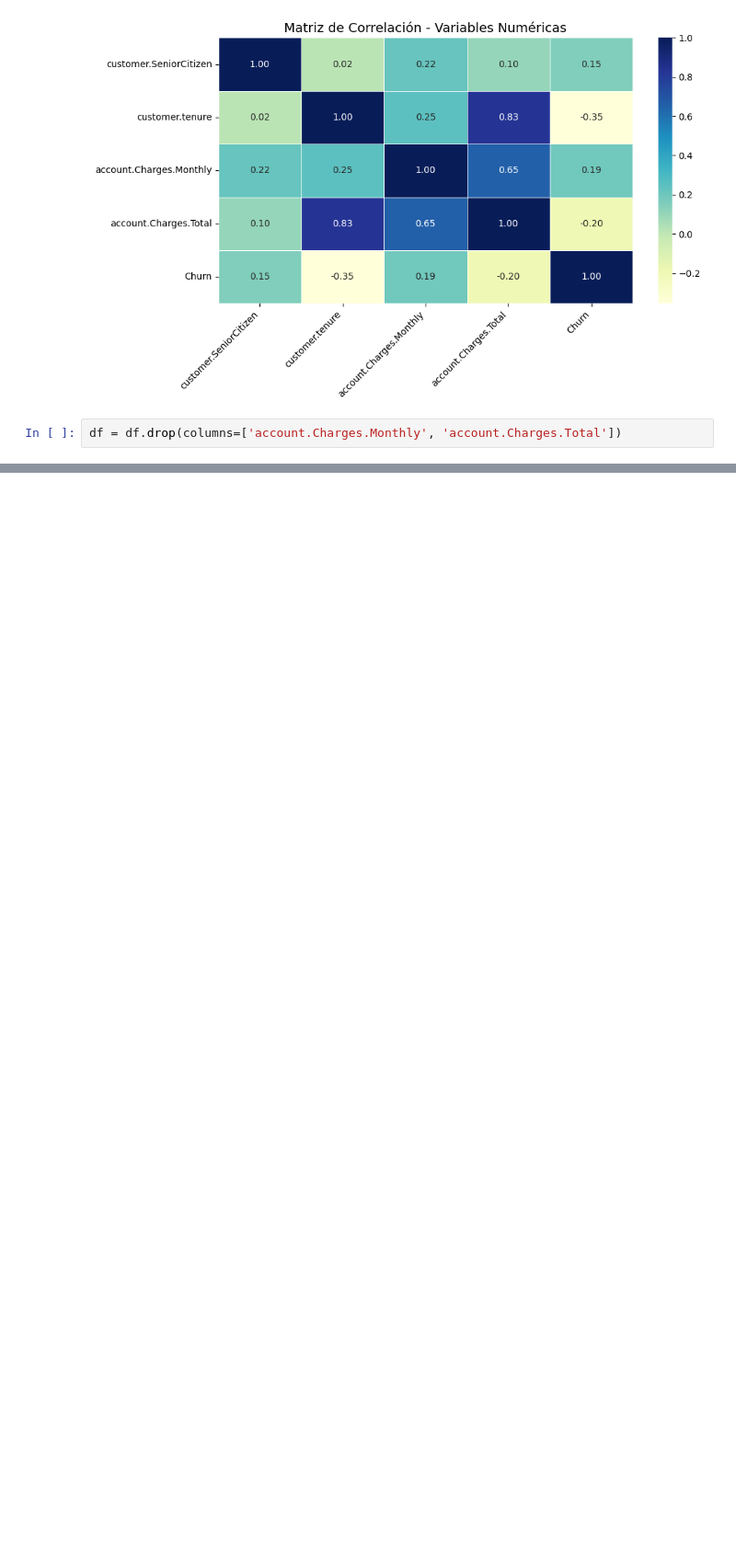
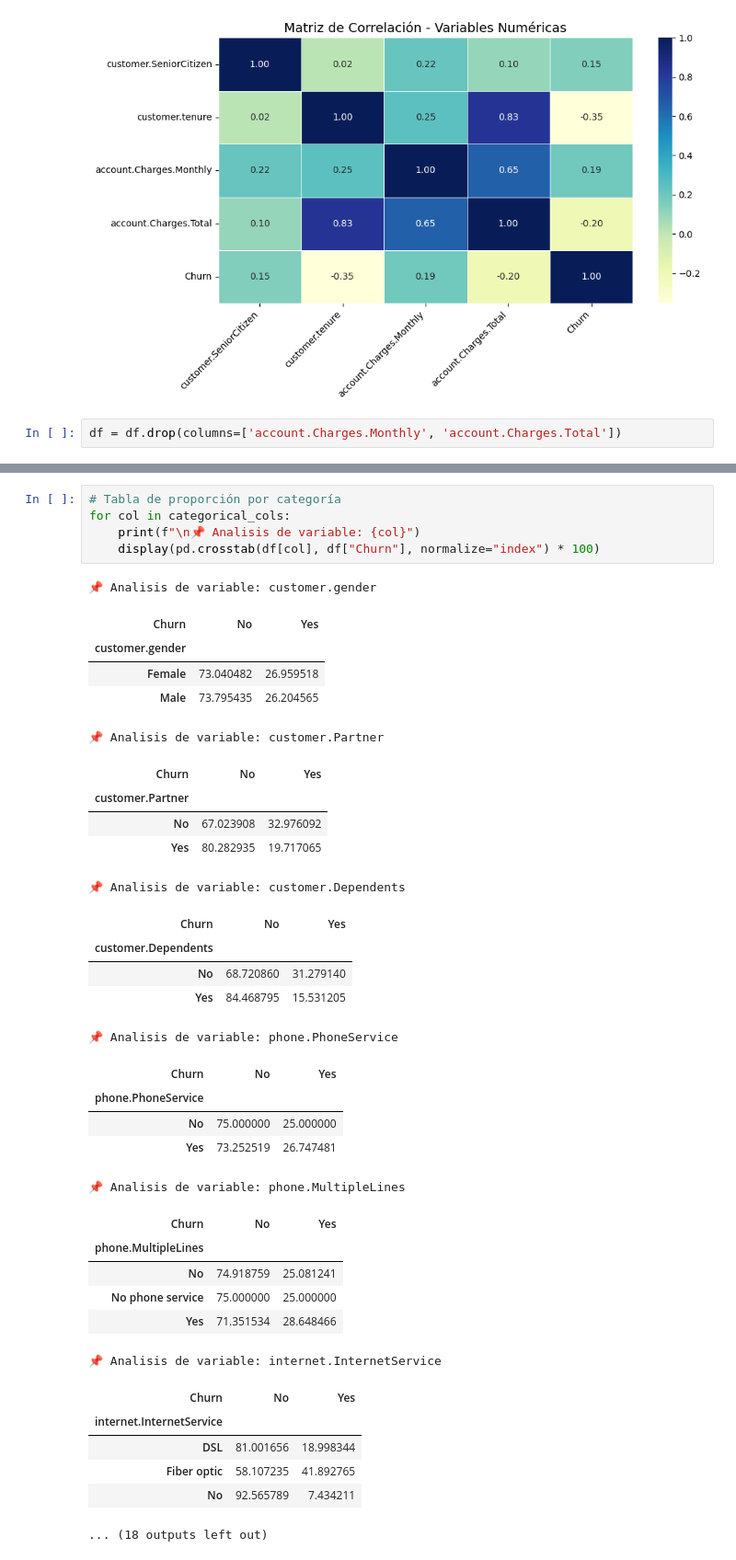
Before and after one commit to aalonsomt/Challenge-TelecomX_2, a Jupyter notebook: TelecomX_2.ipynb, the cells around one changed output, grey strips where cells are left out. Shown at 92% size. Saved outputs shown, nothing was run; the diff lists cells and outputs as text; blank space fills up the shorter version.

```diff
--- a/TelecomX_2.ipynb
+++ b/TelecomX_2.ipynb
@@ -130,0 +137,39 @@ df = df.drop(columns=['account.Charges.Monthly', 'account.Charges.Total'])
+# %%
+# Tabla de proporción por categoría
+for col in categorical_cols:
+    print(f"\n📌 Analisis de variable: {col}")
+    display(pd.crosstab(df[col], df["Churn"], normalize="index") * 100)
+# %% [output]
+📌 Analisis de variable: customer.gender
+| Churn | No | Yes |
+| customer.gender |  |  |
+| Female | 73.040482 | 26.959518 |
+| Male | 73.795435 | 26.204565 |
+📌 Analisis de variable: customer.Partner
+| Churn | No | Yes |
+| customer.Partner |  |  |
+| No | 67.023908 | 32.976092 |
+| Yes | 80.282935 | 19.717065 |
+📌 Analisis de variable: customer.Dependents
+| Churn | No | Yes |
+| customer.Dependents |  |  |
+| No | 68.720860 | 31.279140 |
+| Yes | 84.468795 | 15.531205 |
+📌 Analisis de variable: phone.PhoneService
+| Churn | No | Yes |
+| phone.PhoneService |  |  |
+| No | 75.000000 | 25.000000 |
+| Yes | 73.252519 | 26.747481 |
+📌 Analisis de variable: phone.MultipleLines
+| Churn | No | Yes |
+| phone.MultipleLines |  |  |
+| No | 74.918759 | 25.081241 |
+| No phone service | 75.000000 | 25.000000 |
+| Yes | 71.351534 | 28.648466 |
+📌 Analisis de variable: internet.InternetService
+| Churn | No | Yes |
+| internet.InternetService |  |  |
+| DSL | 81.001656 | 18.998344 |
+| Fiber optic | 58.107235 | 41.892765 |
+| No | 92.565789 | 7.434211 |
+... (18 outputs left out)
```
Also changed, not shown: parts of 12 cells of this notebook.
